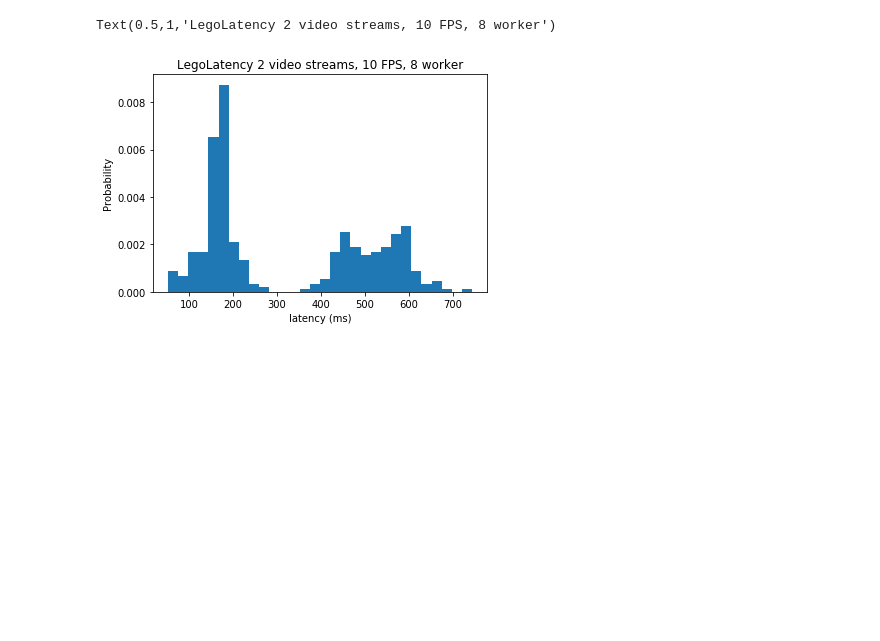
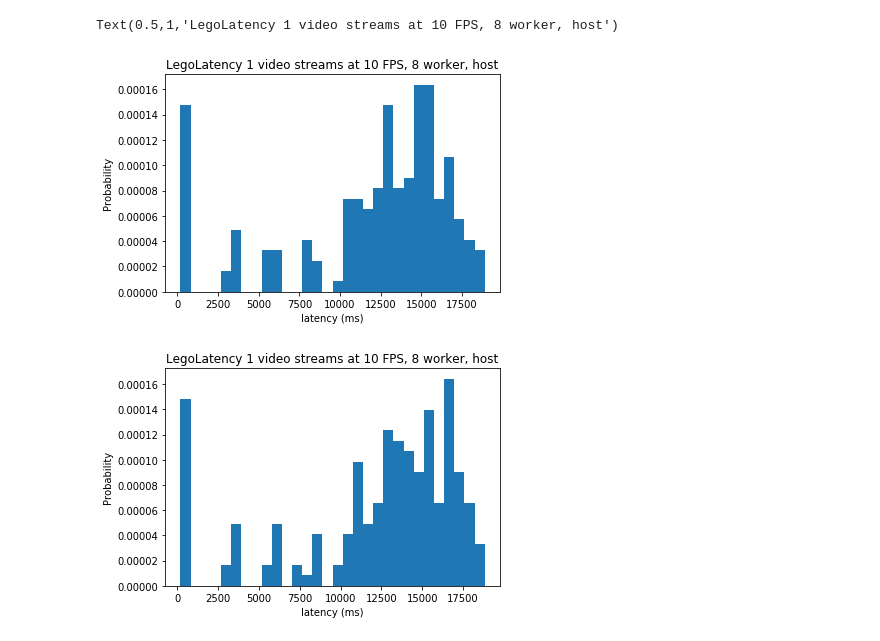
Before and after one commit to cmusatyalab/sec19-scalable-edge-native-applications, a Jupyter notebook: visualization/latencyplot.ipynb, the cells around one changed output. Cells and saved outputs as stored; diff of their text form; code cells hidden in the pictures; blank space fills up the shorter version.

```diff
--- a/visualization/latencyplot.ipynb
+++ b/visualization/latencyplot.ipynb
@@ -1,18 +43,28 @@
 # %%
 from __future__ import absolute_import, division, print_function
 
 import matplotlib.pyplot as plt
 import numpy as np
-%matplotlib inline
+%matplotlib notebook
 
 from rmexp import dbutils, config
 from rmexp.schema import models
 
-latencys = [item.val for item in dbutils.session.query(models.LegoLatency).all()]
-plt.hist(latencys, density=True, bins=30)
+
+plt.figure()
+latencys = [item.val for item in sess.query(models.LegoLatency).filter(models.LegoLatency.name=="host").all()]
+plt.hist(latencys, density=True, bins=30);
 plt.ylabel('Probability');
 plt.xlabel('latency (ms)');
-plt.title('LegoLatency 2 video streams, 10 FPS, 8 worker')
+plt.title('LegoLatency 1 video streams at 10 FPS, 8 worker, host')
+
+plt.figure()
+latencys = [item.val for item in sess.query(models.LegoLatency).filter(models.LegoLatency.name=="host2separatesession").all()]
+plt.hist(latencys, density=True, bins=30);
+plt.ylabel('Probability');
+plt.xlabel('latency (ms)');
+plt.title('LegoLatency 1 video streams at 10 FPS, 8 worker, host')
 # %% [output]
-Text(0.5,1,'LegoLatency 2 video streams, 10 FPS, 8 worker')
+Text(0.5,1,'LegoLatency 1 video streams at 10 FPS, 8 worker, host')
-[figure, old version]
+[figure, new version]
+[figure, added]
```
Also changed, not shown: parts of 2 cells of this notebook, 6 other files.
